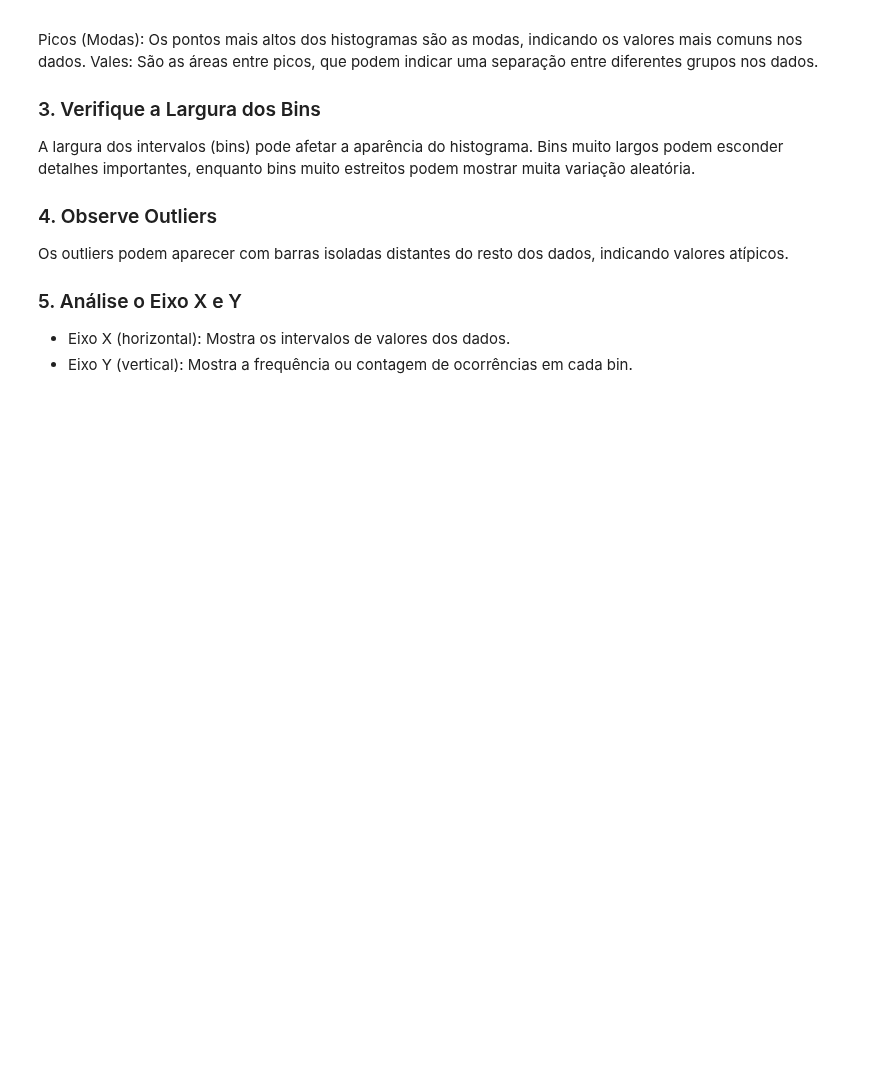
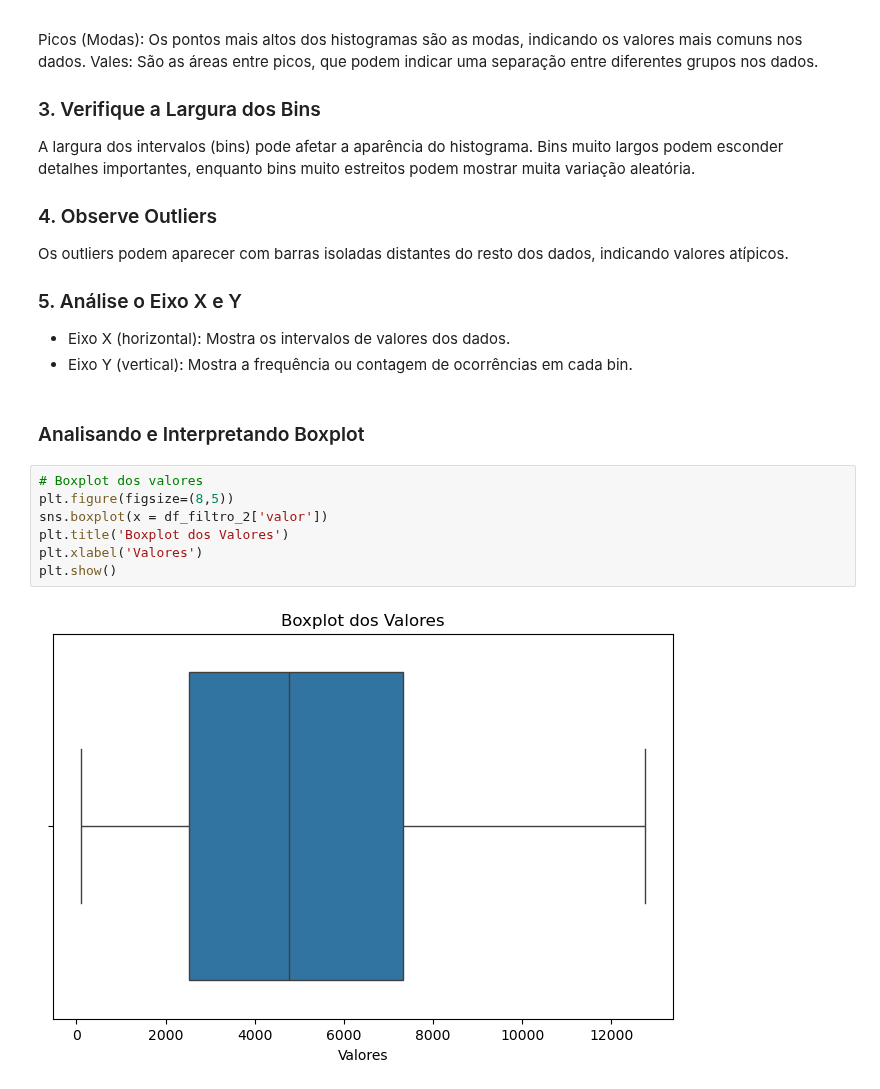
Before and after one commit to leojutsu/analise_de_dados, a Jupyter notebook: projeto4.ipynb, the cells around one changed output. Drawn from its saved outputs; the diff is of its cells as text; blank space fills up the shorter version.

```diff
--- a/projeto4.ipynb
+++ b/projeto4.ipynb
@@ -566,3 +567,14 @@ Os outliers podem aparecer com barras isoladas distantes do resto dos dados, ind
 
 - Eixo X (horizontal): Mostra os intervalos de valores dos dados.
 - Eixo Y (vertical): Mostra a frequência ou contagem de ocorrências em cada bin.
+# %% [markdown]
+### Analisando e Interpretando Boxplot
+# %%
+# Boxplot dos valores
+plt.figure(figsize=(8,5))
+sns.boxplot(x = df_filtro_2['valor'])
+plt.title('Boxplot dos Valores')
+plt.xlabel('Valores')
+plt.show()
+# %% [output]
+[figure, added]
```
Also changed, not shown: parts of 12 cells of this notebook.
